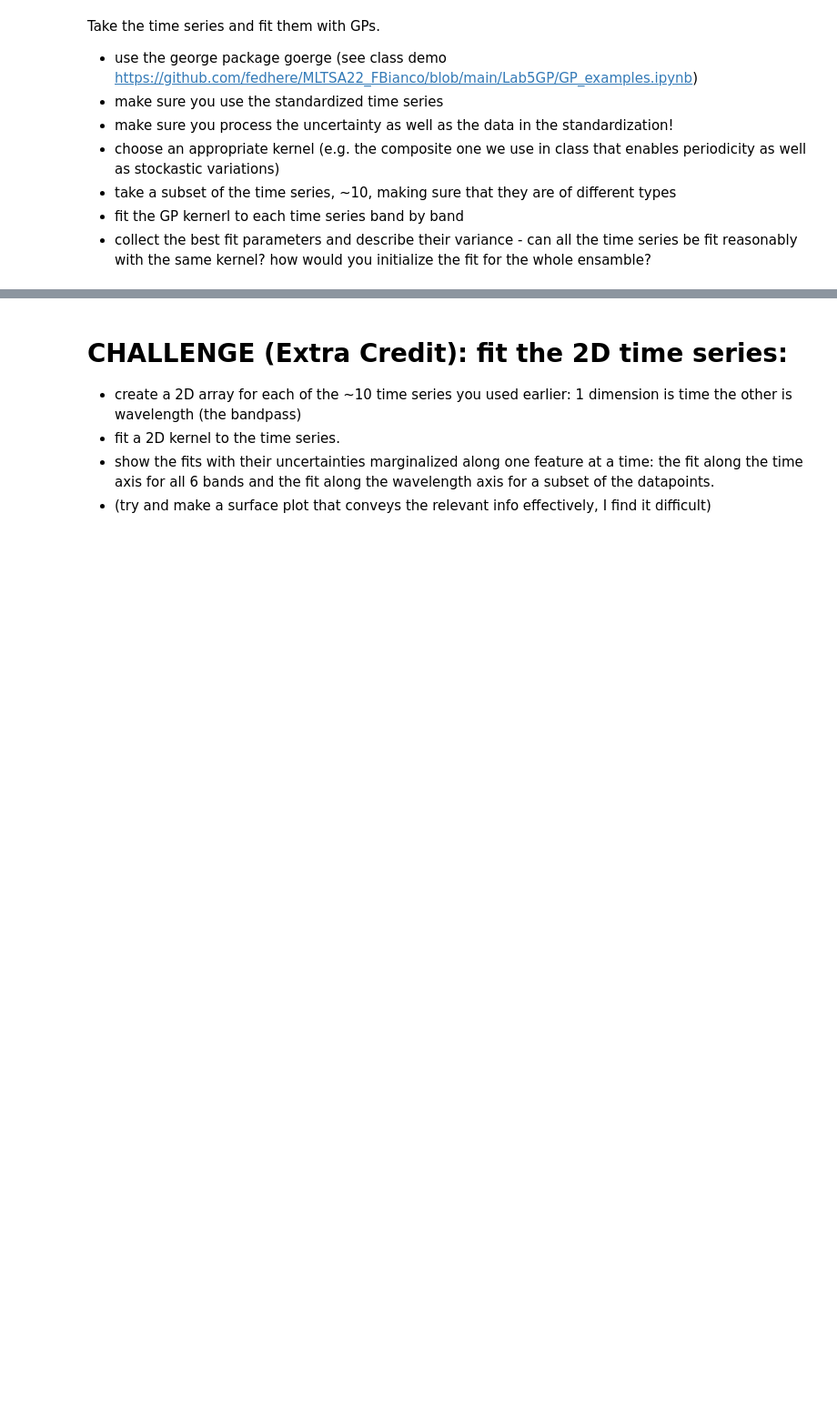
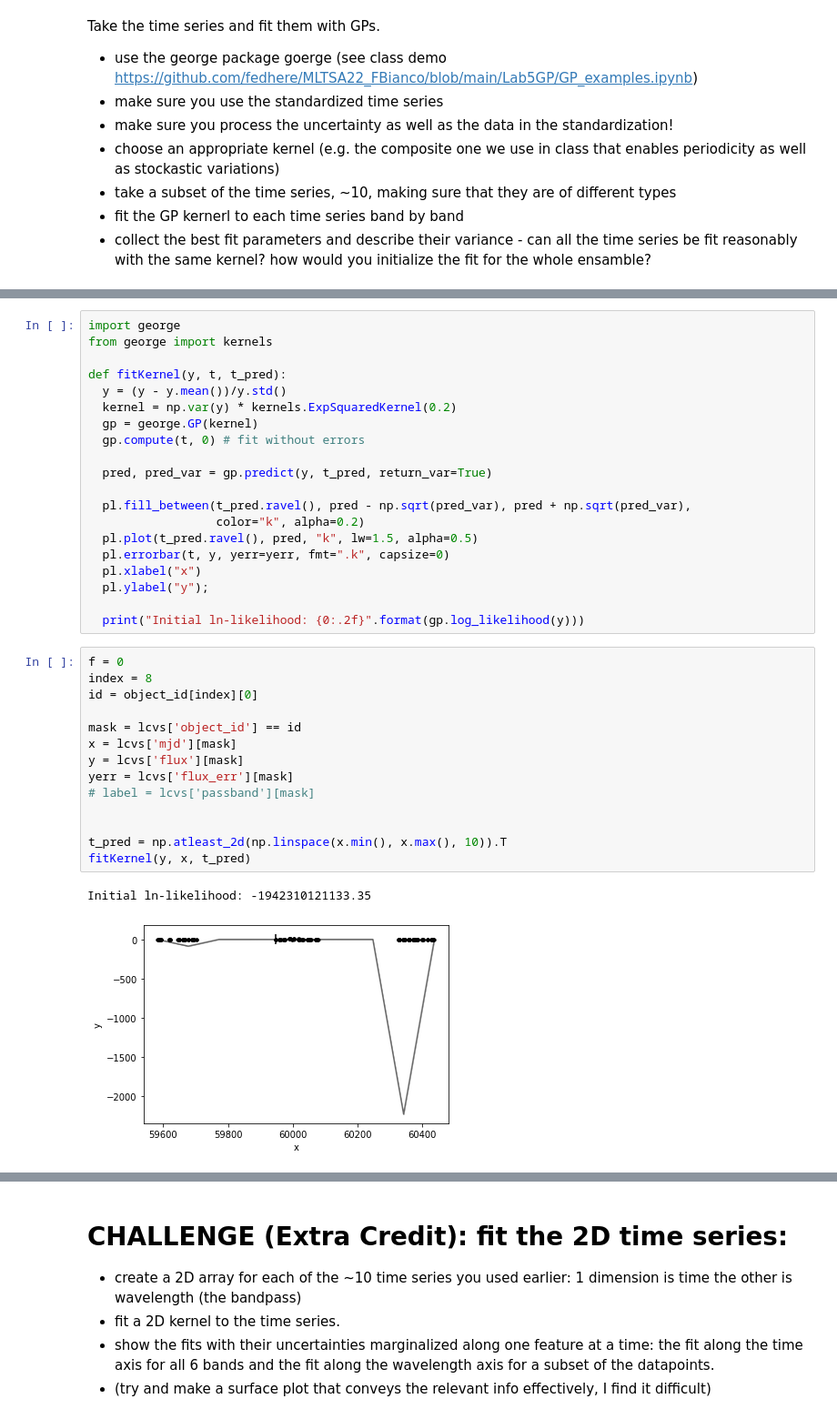
Before and after one commit to pvhau169/MLTSA22_HPhan, a Jupyter notebook: HW7/MLTSA2022_GP_homework.ipynb, the cells around one changed output, grey strips where cells are left out. Shown at 91% size. Drawn from its saved outputs; the diff is of its cells as text; blank space fills up the shorter version.

```diff
--- a/HW7/MLTSA2022_GP_homework.ipynb
+++ b/HW7/MLTSA2022_GP_homework.ipynb
@@ -470,0 +487,37 @@ Take the time series and fit them with GPs.
+# %%
+import george
+from george import kernels
+
+def fitKernel(y, t, t_pred):
+  y = (y - y.mean())/y.std()
+  kernel = np.var(y) * kernels.ExpSquaredKernel(0.2)
+  gp = george.GP(kernel)
+  gp.compute(t, 0) # fit without errors
+
+  pred, pred_var = gp.predict(y, t_pred, return_var=True)
+
+  pl.fill_between(t_pred.ravel(), pred - np.sqrt(pred_var), pred + np.sqrt(pred_var),
+                  color="k", alpha=0.2)
+  pl.plot(t_pred.ravel(), pred, "k", lw=1.5, alpha=0.5)
+  pl.errorbar(t, y, yerr=yerr, fmt=".k", capsize=0)
+  pl.xlabel("x")
+  pl.ylabel("y");
+
+  print("Initial ln-likelihood: {0:.2f}".format(gp.log_likelihood(y)))
+# %%
+f = 0
+index = 8
+id = object_id[index][0]
+
+mask = lcvs['object_id'] == id
+x = lcvs['mjd'][mask]
+y = lcvs['flux'][mask]
+yerr = lcvs['flux_err'][mask]
+# label = lcvs['passband'][mask]
+
+
+t_pred = np.atleast_2d(np.linspace(x.min(), x.max(), 10)).T
+fitKernel(y, x, t_pred)
+# %% [output]
+Initial ln-likelihood: -1942310121133.35
+[figure, added]
```
Also changed, not shown: parts of 9 cells of this notebook.
